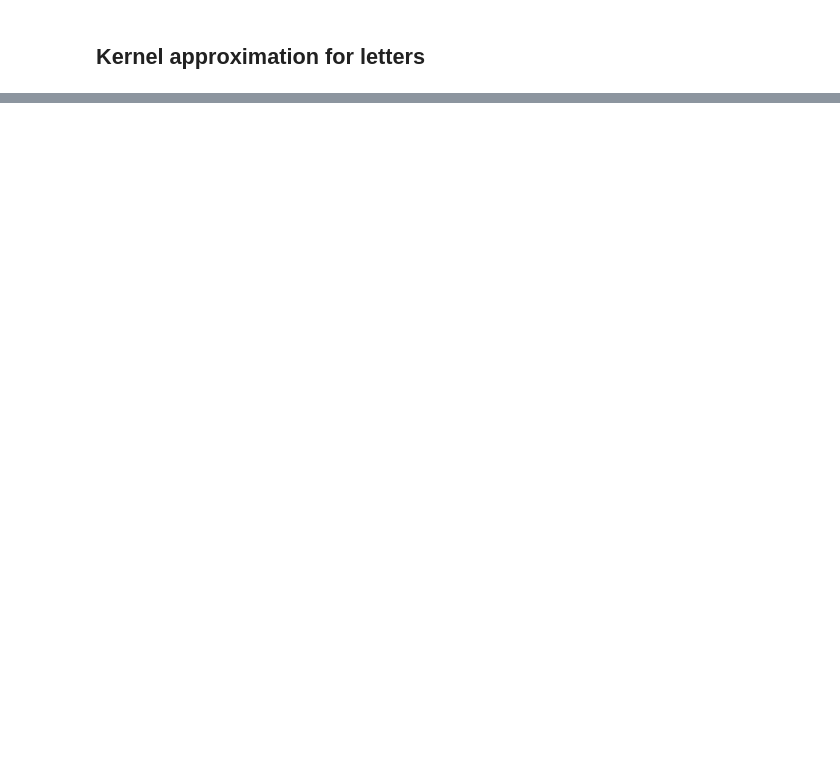
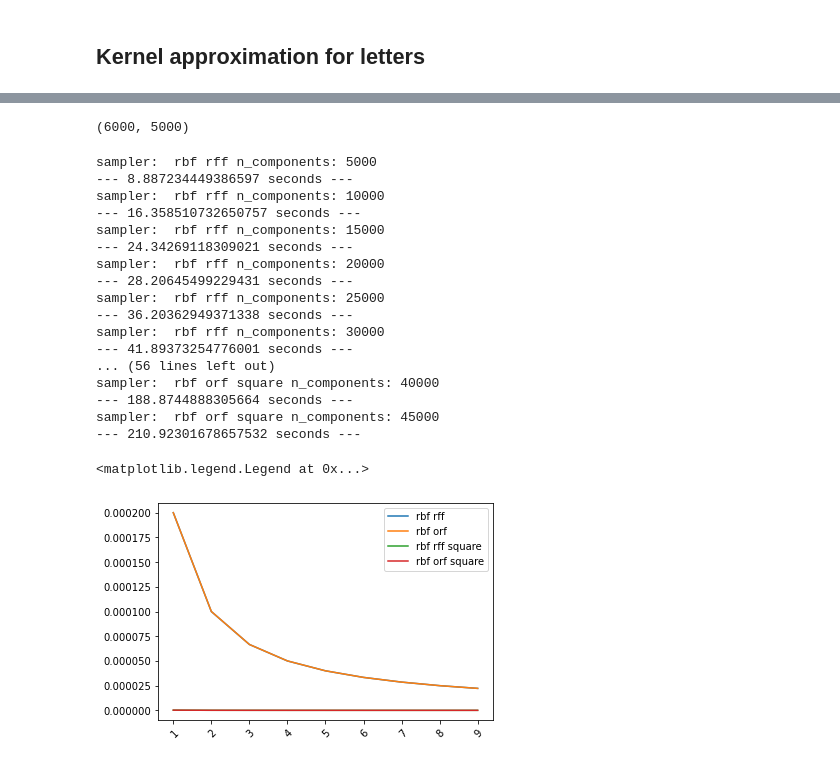
Before and after one commit to fagonzalezo/sklearn-kdcrf, a Jupyter notebook: examples/approximation_comparison.ipynb, the cells around one changed output, grey strips where cells are left out. Cells and saved outputs as stored; diff of their text form; code cells hidden in the pictures; blank space fills up the shorter version.

```diff
--- a/examples/approximation_comparison.ipynb
+++ b/examples/approximation_comparison.ipynb
@@ -219,0 +356,5 @@ sampler:  rbf sorf n_components: 2304
+# %%
+
+gisette = pd.read_csv("gisette_train.data", header=None, sep=" ")
+print(gisette.head())
+print(gisette.describe())
@@ -219,0 +379,36 @@ sampler:  rbf sorf n_components: 2304
+# %%
+gisette = gisette.loc[:, 0:4999]
+# %%
+gisette.shape
+# %% [output]
+(6000, 5000)
+# %%
+mse, classifiers, ratio_d = calculate_mean_square_error(gisette)
+
+for clfn in classifiers.keys():
+    pl.plot(np.arange(len(ratio_d)), mse[clfn], label=clfn)
+pl.axes().set_xticks(np.arange(len(ratio_d)))
+pl.axes().set_xticklabels(ratio_d)
+pl.setp(pl.axes().get_xticklabels(), rotation=45, ha="right",
+         rotation_mode="anchor")
+pl.legend()
+# %% [output]
+sampler:  rbf rff n_components: 5000
+--- 8.887234449386597 seconds ---
+sampler:  rbf rff n_components: 10000
+--- 16.358510732650757 seconds ---
+sampler:  rbf rff n_components: 15000
+--- 24.34269118309021 seconds ---
+sampler:  rbf rff n_components: 20000
+--- 28.20645499229431 seconds ---
+sampler:  rbf rff n_components: 25000
+--- 36.20362949371338 seconds ---
+sampler:  rbf rff n_components: 30000
+--- 41.89373254776001 seconds ---
+... (56 lines left out)
+sampler:  rbf orf square n_components: 40000
+--- 188.8744888305664 seconds ---
+sampler:  rbf orf square n_components: 45000
+--- 210.92301678657532 seconds ---
+<matplotlib.legend.Legend at 0x...>
+[figure, added]
```
Also changed, not shown: parts of 35 cells of this notebook, 1 other file.
